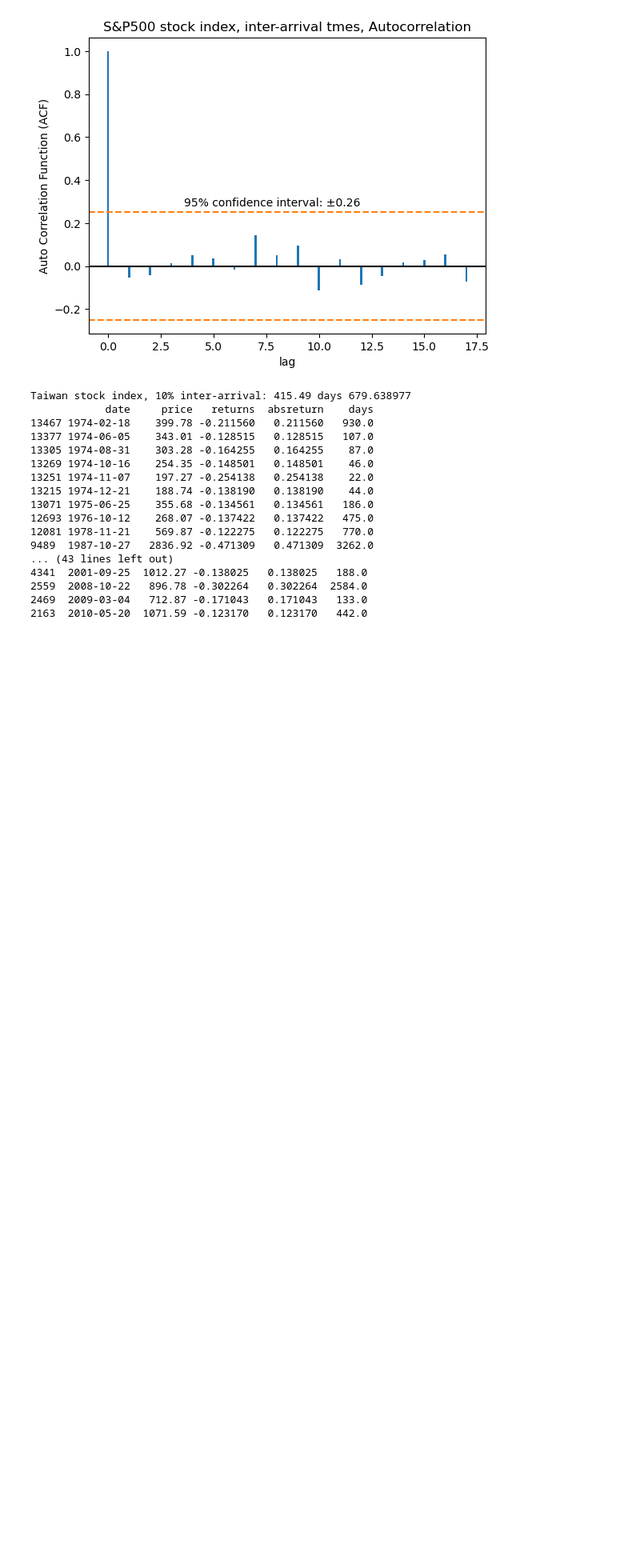
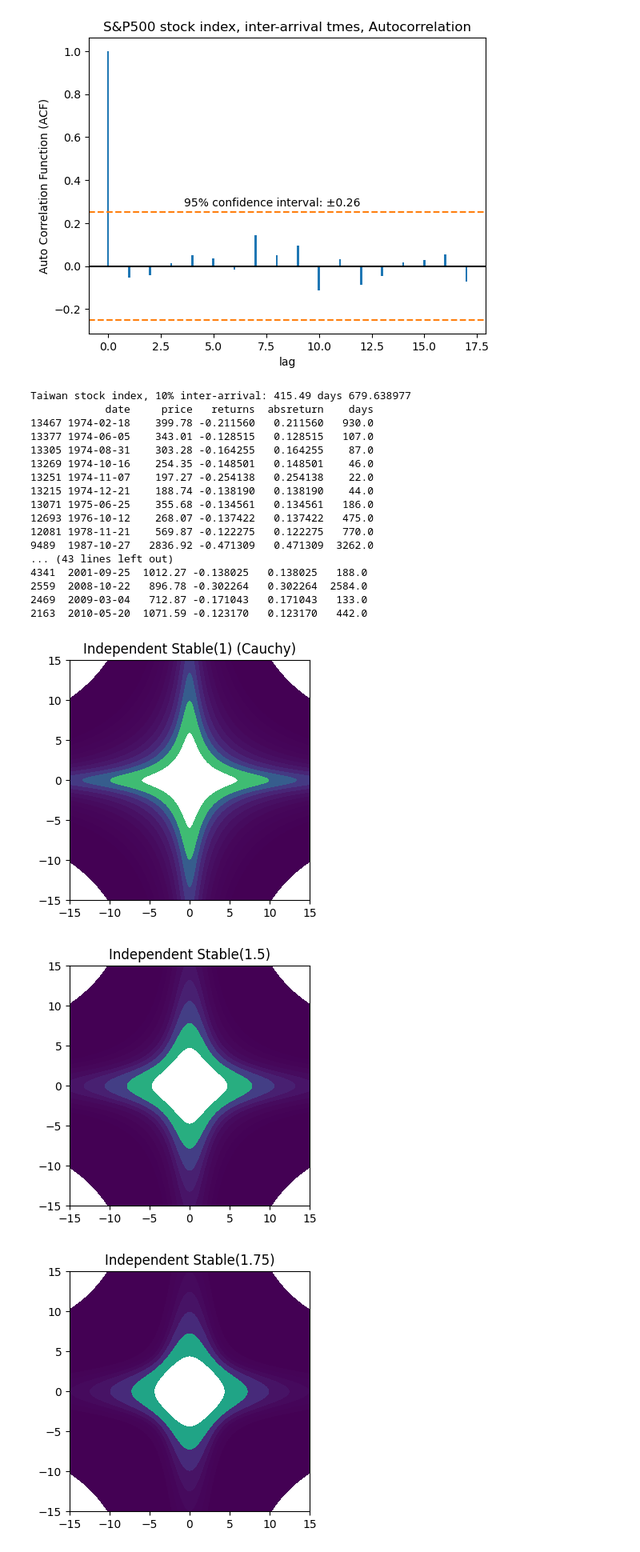
Before and after one commit to fumin/fumin.github.io, a Jupyter notebook: notes/statistics/taiex.ipynb, the cells around one changed output. Shown at 80% size. Saved outputs shown, nothing was run; the diff lists cells and outputs as text; code cells hidden in the pictures; blank space fills up the shorter version.

Commit message:
independence correlation fat tails

```diff
--- a/notes/statistics/taiex.ipynb
+++ b/notes/statistics/taiex.ipynb
@@ -1004,3 +1010,72 @@ Taiwan stock index, 10% inter-arrival: 415.49 days 679.638977
 2559  2008-10-22   896.78 -0.302264   0.302264  2584.0
 2469  2009-03-04   712.87 -0.171043   0.171043   133.0
 2163  2010-05-20  1071.59 -0.123170   0.123170   442.0
+# %%
+def set_size(ax, w, h):
+    """ w, h: width, height in inches """
+    l = ax.figure.subplotpars.left
+    r = ax.figure.subplotpars.right
+    t = ax.figure.subplotpars.top
+    b = ax.figure.subplotpars.bottom
+    figw = float(w)/(r-l)
+    figh = float(h)/(t-b)
+    ax.figure.set_size_inches(figw, figh)
+
+
+def plot_contour(xs, ys, zs, levels, title):
+    fig, ax = plt.subplots(1, 1)
+    set_size(ax, 3, 3)
+    ax.contourf(xs, ys, zs, levels=levels)
+    ax.set_title(title)
+    if False:
+        fig, ax = plt.subplots(1, 1)
+        ax.axhline(interval1, linestyle="--", color="C1")
+        ax.axhline(-interval1, linestyle="--", color="C1")
+        #ax.plot(np.arange(1, len(acs2), 1), interval2, linestyle="--", color="C1")
+        #ax.plot(np.arange(1, len(acs2), 1), -interval2, linestyle="--", color="C1")
+        #ax.plot(np.arange(0, len(acs1), 1), acs1, "o")
+        ax.axhline(0, linestyle="-", color="black")
+        ax.bar(np.arange(0, len(acs2), 1), acs2, width=0.1)
+        itv = interval2[int(len(interval2)/2)]
+        ax.text(len(acs2)/5, itv+0.02, ("%d%% confidence interval: ±%.2f"%(confidence, itv)))
+        ax.set_title("%s, %s, Autocorrelation"%(analysis.name, q["name"]))
+        ax.set_xlabel("lag")
+        ax.set_ylabel("Auto Correlation Function (ACF)")
+
+
+def product(fn, xs, ys):
+    fx = fn(xs)
+    fy = fn(ys)
+    zs = fx.reshape([fx.shape[0], 1]) @ fy.reshape([1, fx.shape[0]])
+    return zs
+
+
+maxX = 15
+grid_size = 1000
+xs = np.linspace(-maxX, maxX, grid_size)
+ys = np.linspace(-maxX, maxX, grid_size)
+alphas = [1, 1.5, 1.75, 1.9, 1.975, 2]
+for alpha in alphas:
+    beta = 0
+    zs = product(lambda x: scipy.stats.levy_stable.pdf(x, alpha, beta), xs, ys)
+
+    numLevels = 16
+
+    # Equal height levels, the default of matplotlib.pyplot.contour.
+    levels = np.linspace(z[0], z[-1], numLevels+2)[1:-1]
+
+    # Equal support levels.
+    z = np.sort(zs.reshape([-1]))
+    zidx = [int(x) for x in np.linspace(0, z.shape[0], numLevels+2)[1:-1]]
+    levels = z[zidx]
+
+    suffix = ""
+    if alpha == 1:
+        suffix = " (Cauchy)"
+    if alpha == 2:
+        suffix = " (Gaussian)"
+    plot_contour(xs, ys, zs, levels, "Independent Stable({}){}".format(alpha, suffix))
+# %% [output]
+[figure, added]
+[figure, added]
+[figure, added]
```
Also changed, not shown: parts of 4 cells of this notebook, 8 other files.
